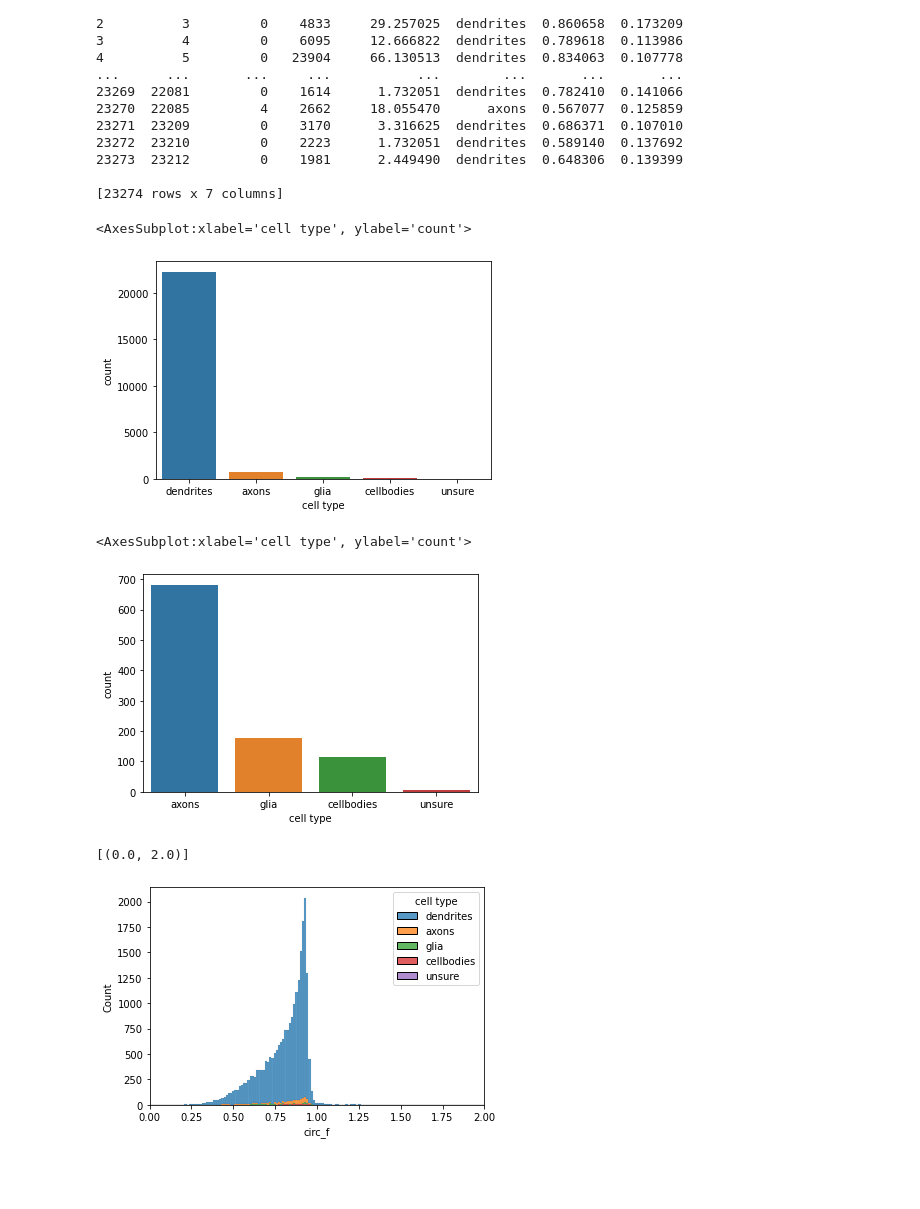
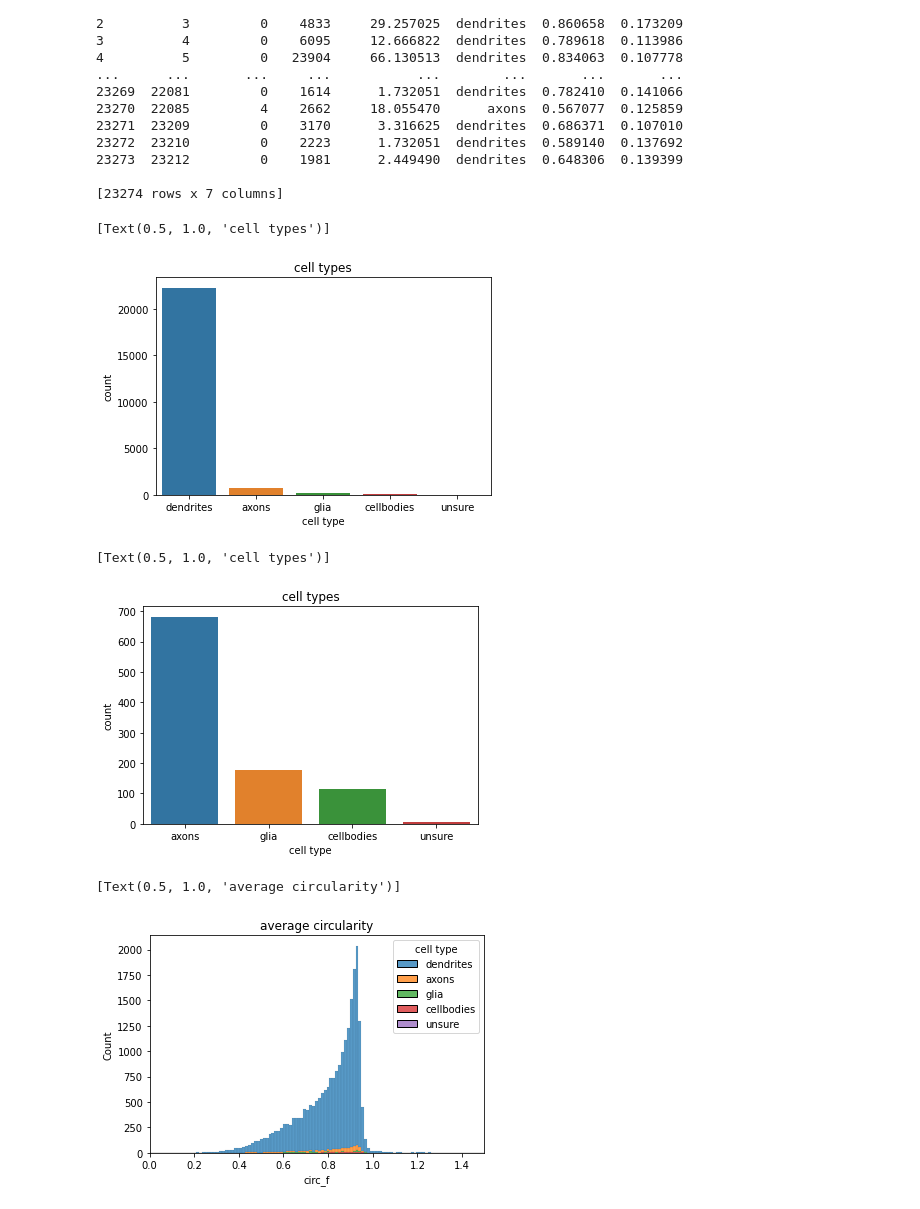
Before and after one commit to zoidberg77/EManalysis, a Jupyter notebook: notebooks/figures.ipynb, the cells around one changed output. Drawn from its saved outputs; the diff is of its cells as text; code cells hidden in the pictures; blank space fills up the shorter version.

```diff
--- a/notebooks/figures.ipynb
+++ b/notebooks/figures.ipynb
@@ -84,20 +84,23 @@ print(dataset)
 
 [23274 rows x 7 columns]
 # %%
-sb.countplot(x=dataset['cell type'])
+hp = sb.countplot(x=dataset['cell type'])
+hp.set(title="cell types")
 # %% [output]
-<AxesSubplot:xlabel='cell type', ylabel='count'>
+[Text(0.5, 1.0, 'cell types')]
-[figure, old version]
+[figure, new version]
 # %%
-sb.countplot(x=dataset.loc[dataset['cell type'] != "dendrites"]['cell type'])
+hp = sb.countplot(x=dataset.loc[dataset['cell type'] != "dendrites"]['cell type'])
+hp.set(title="cell types")
 # %% [output]
-<AxesSubplot:xlabel='cell type', ylabel='count'>
+[Text(0.5, 1.0, 'cell types')]
-[figure, old version]
+[figure, new version]
 # %%
 hp = sb.histplot(data=dataset, x="circ_f", hue="cell type", multiple="stack")
-hp.set(xlim=(0, 2))
+hp.set(xlim=(0, 1.5))
+hp.set(title="average circularity")
 # %% [output]
-[(0.0, 2.0)]
+[Text(0.5, 1.0, 'average circularity')]
-[figure, old version]
+[figure, new version]
 # %%
 hp = sb.histplot(data=dataset.loc[dataset['cell type'] != "dendrites"], x="circ_f", hue="cell type", multiple="stack")
```
Also changed, not shown: parts of 7 cells of this notebook, 1 other file.
